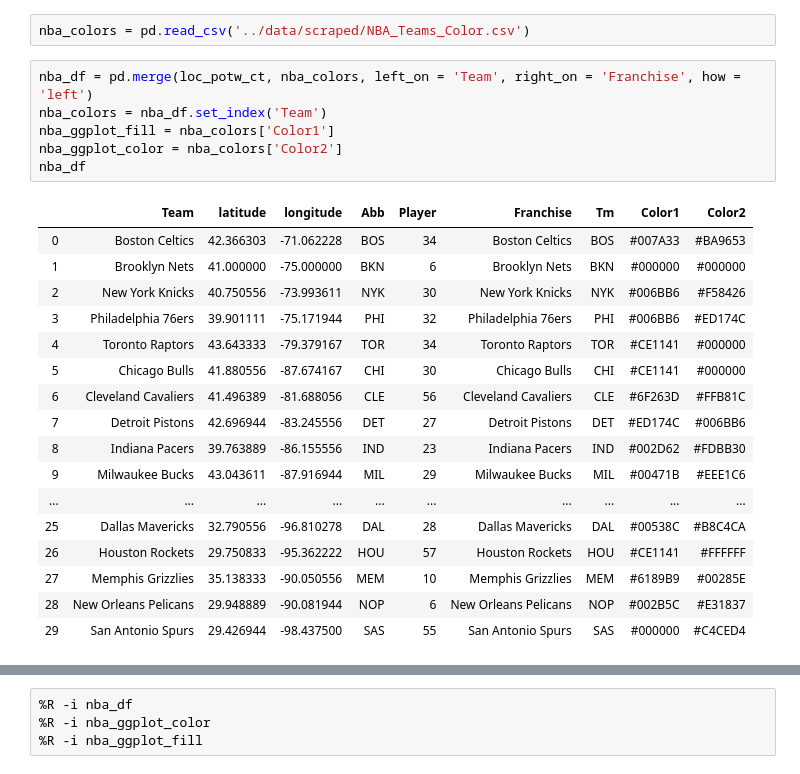
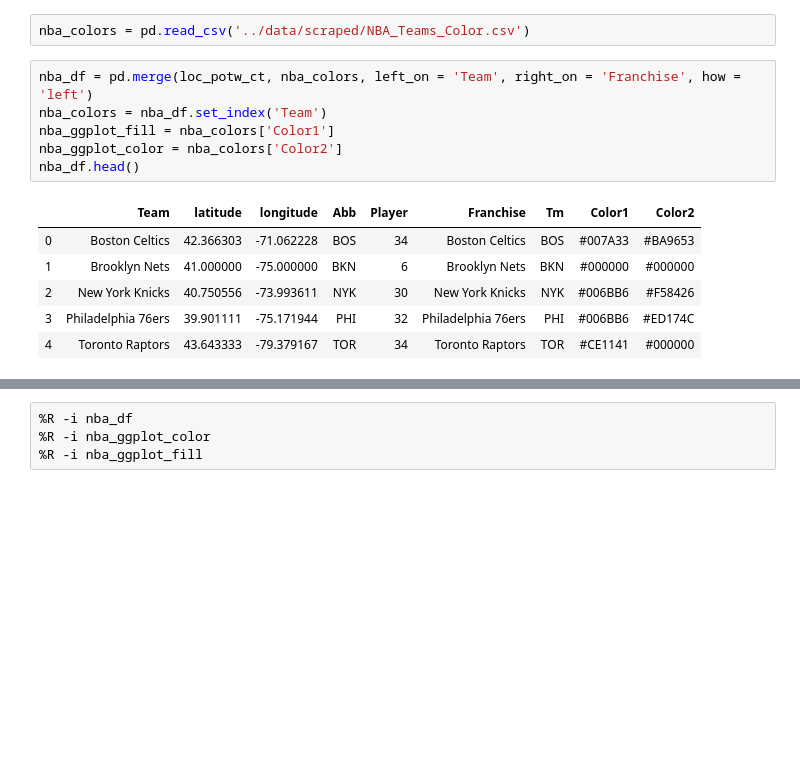
Before and after one commit to chunheisiu/NBA-POTW-Visualization, a Jupyter notebook: notebooks/_ggplot_5.ipynb, the cells around one changed output, grey strips where cells are left out. Cells and saved outputs as stored; diff of their text form; blank space fills up the shorter version.

```diff
--- a/notebooks/_ggplot_5.ipynb
+++ b/notebooks/_ggplot_5.ipynb
@@ -72,24 +54,13 @@ nba_colors = pd.read_csv('../data/scraped/NBA_Teams_Color.csv')
 # %%
 nba_df = pd.merge(loc_potw_ct, nba_colors, left_on = 'Team', right_on = 'Franchise', how = 'left')
 nba_colors = nba_df.set_index('Team')
 nba_ggplot_fill = nba_colors['Color1']
 nba_ggplot_color = nba_colors['Color2']
-nba_df
+nba_df.head()
 # %% [output]
 |  | Team | latitude | longitude | Abb | Player | Franchise | Tm | Color1 | Color2 |
 | 0 | Boston Celtics | 42.366303 | -71.062228 | BOS | 34 | Boston Celtics | BOS | #007A33 | #BA9653 |
 | 1 | Brooklyn Nets | 41.000000 | -75.000000 | BKN | 6 | Brooklyn Nets | BKN | #000000 | #000000 |
 | 2 | New York Knicks | 40.750556 | -73.993611 | NYK | 30 | New York Knicks | NYK | #006BB6 | #F58426 |
 | 3 | Philadelphia 76ers | 39.901111 | -75.171944 | PHI | 32 | Philadelphia 76ers | PHI | #006BB6 | #ED174C |
 | 4 | Toronto Raptors | 43.643333 | -79.379167 | TOR | 34 | Toronto Raptors | TOR | #CE1141 | #000000 |
-| 5 | Chicago Bulls | 41.880556 | -87.674167 | CHI | 30 | Chicago Bulls | CHI | #CE1141 | #000000 |
-| 6 | Cleveland Cavaliers | 41.496389 | -81.688056 | CLE | 56 | Cleveland Cavaliers | CLE | #6F263D | #FFB81C |
-| 7 | Detroit Pistons | 42.696944 | -83.245556 | DET | 27 | Detroit Pistons | DET | #ED174C | #006BB6 |
-| 8 | Indiana Pacers | 39.763889 | -86.155556 | IND | 23 | Indiana Pacers | IND | #002D62 | #FDBB30 |
-| 9 | Milwaukee Bucks | 43.043611 | -87.916944 | MIL | 29 | Milwaukee Bucks | MIL | #00471B | #EEE1C6 |
-| ... | ... | ... | ... | ... | ... | ... | ... | ... | ... |
-| 25 | Dallas Mavericks | 32.790556 | -96.810278 | DAL | 28 | Dallas Mavericks | DAL | #00538C | #B8C4CA |
-| 26 | Houston Rockets | 29.750833 | -95.362222 | HOU | 57 | Houston Rockets | HOU | #CE1141 | #FFFFFF |
-| 27 | Memphis Grizzlies | 35.138333 | -90.050556 | MEM | 10 | Memphis Grizzlies | MEM | #6189B9 | #00285E |
-| 28 | New Orleans Pelicans | 29.948889 | -90.081944 | NOP | 6 | New Orleans Pelicans | NOP | #002B5C | #E31837 |
-| 29 | San Antonio Spurs | 29.426944 | -98.437500 | SAS | 55 | San Antonio Spurs | SAS | #000000 | #C4CED4 |
```
Also changed, not shown: parts of 9 cells of this notebook, 9 other files.
